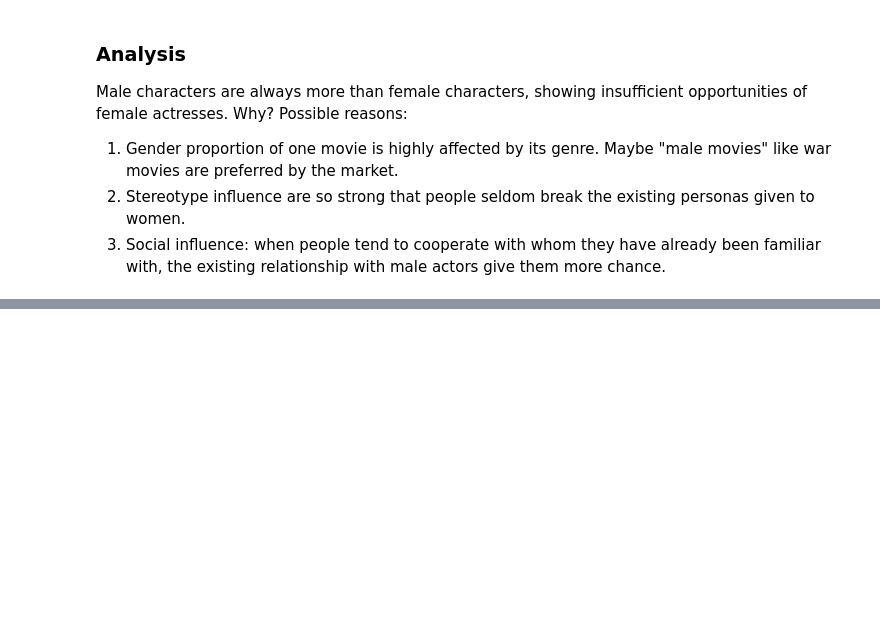
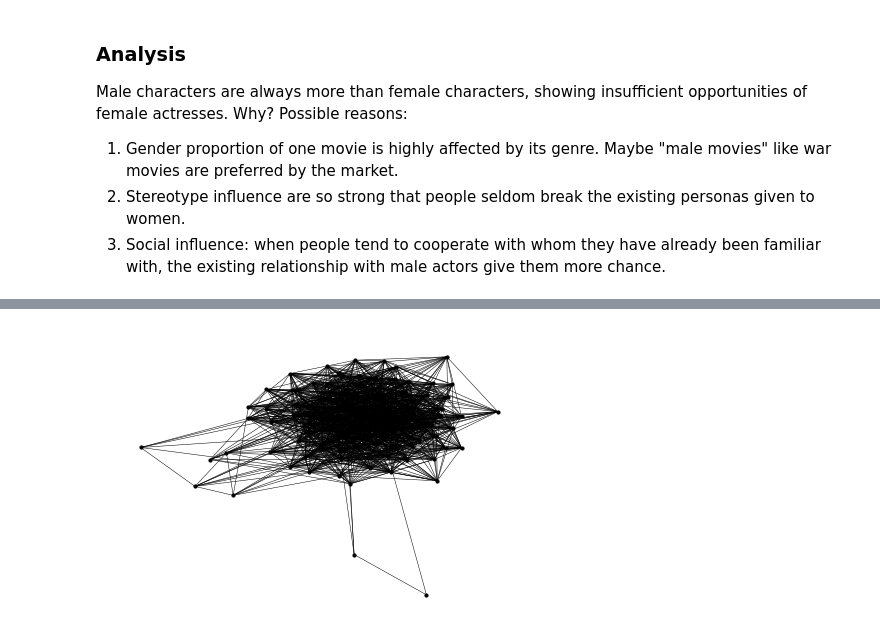
Before and after one commit to Wind-2375-like/ada-2022-project-gender-lens, a Jupyter notebook: milestone_p1.ipynb, the cells around one changed output, grey strips where cells are left out. Cells and saved outputs as stored; diff of their text form; code cells hidden in the pictures; blank space fills up the shorter version.

```diff
--- a/milestone_p1.ipynb
+++ b/milestone_p1.ipynb
@@ -1163,0 +1402,21 @@ Possible reasons:
+# %%
+# create a new empty undirected graph and draw out Top100 social relationship topology
+G100 = nx.Graph()
+result100_new = [i[0] for i in result[:100]]
+
+count_edges = []
+for i in result100_new:
+    for j in list(G.neighbors(i)):
+        if j in result100_new:
+            count_edges.append((i,j))
+G100.add_edges_from(count_edges)
+
+options = {
+    'node_color': 'black',
+    'node_size': 10,
+    'width': 0.5,
+}
+
+nx.draw(G100, **options)
+# %% [output]
+[figure, added]
```
Also changed, not shown: parts of 32 cells of this notebook, 3 other files.
